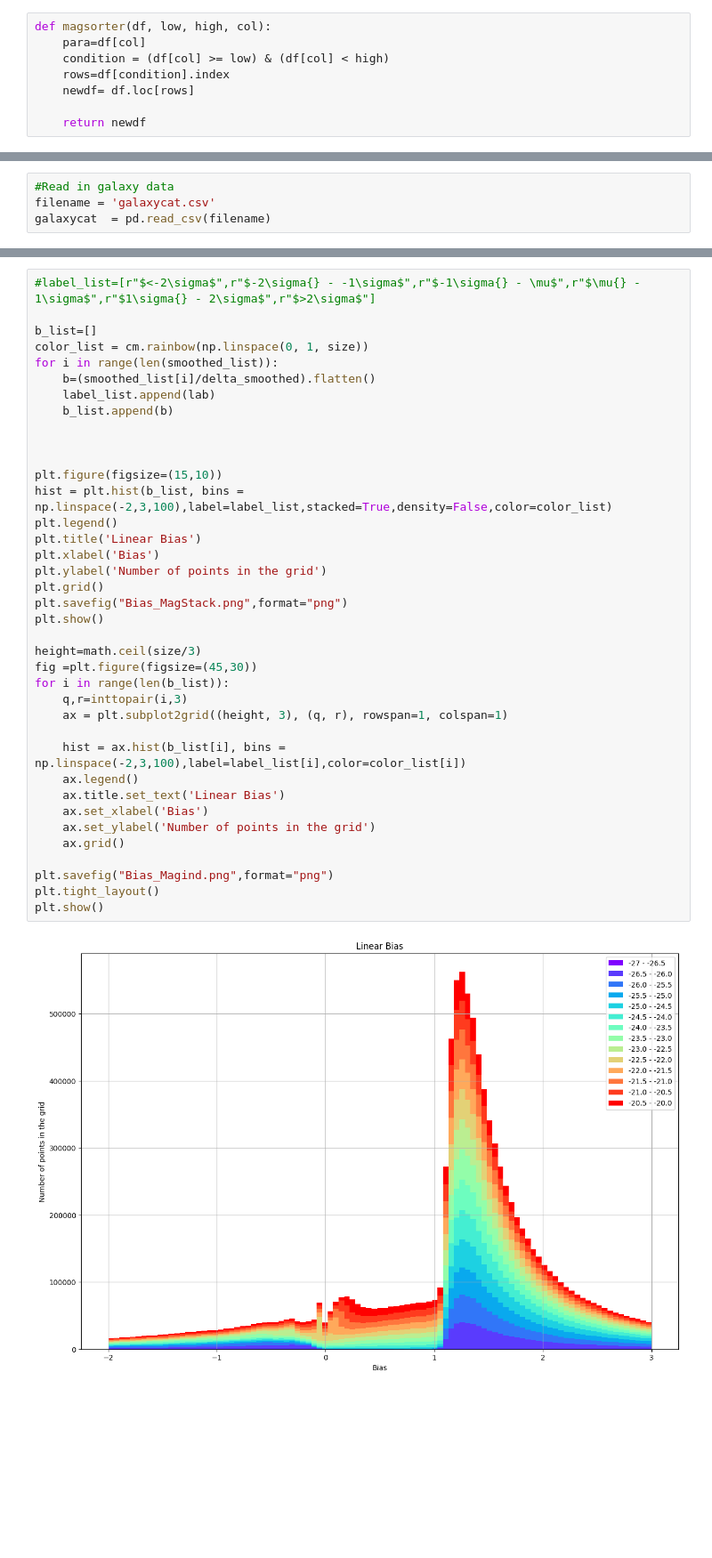
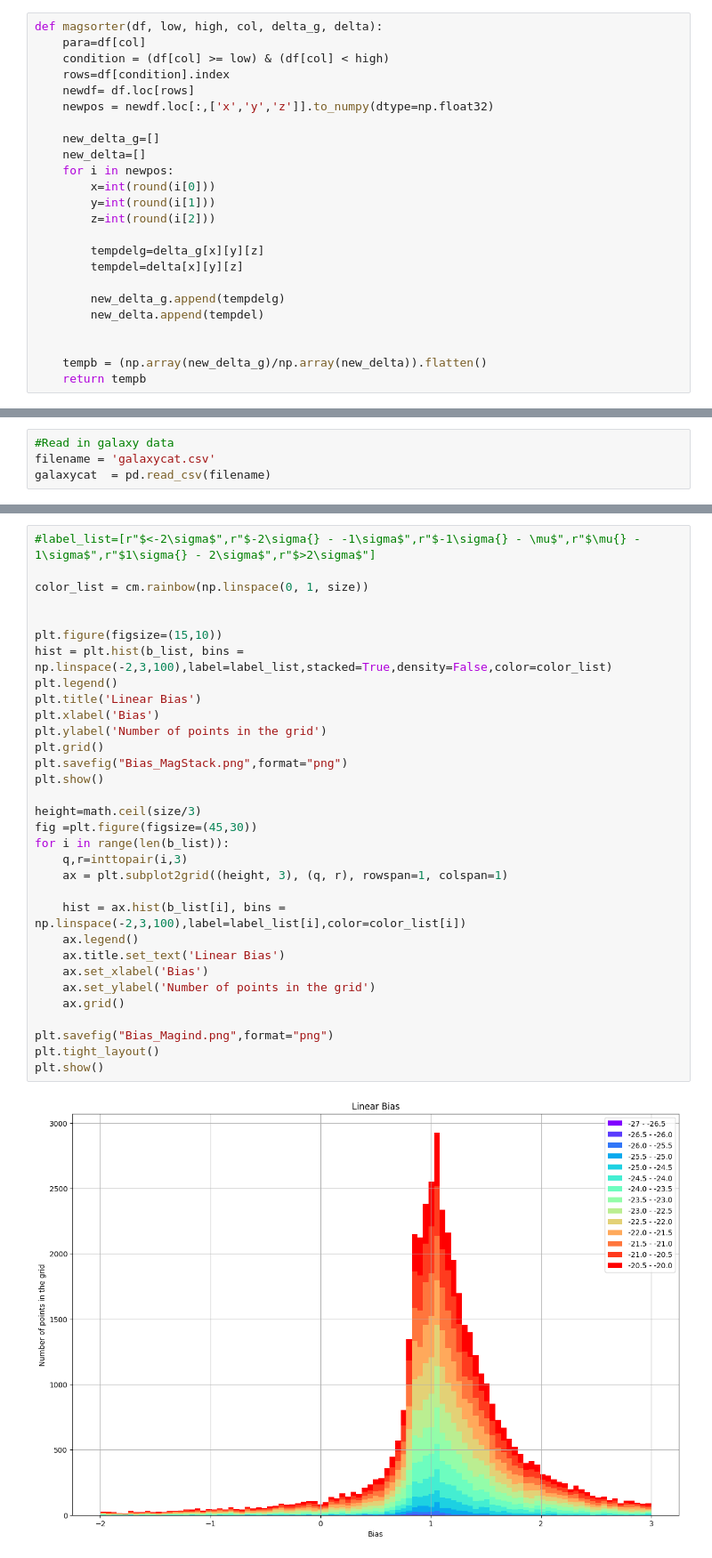
Before and after one commit to PADGE383/Peculiar_Velocities, a Jupyter notebook: Peculiar_Padgett.ipynb, the cells around one changed output, grey strips where cells are left out. Shown: that part at 89% size. Drawn from its saved outputs; the diff is of its cells as text; blank space fills up the shorter version.

```diff
--- a/Peculiar_Padgett.ipynb
+++ b/Peculiar_Padgett.ipynb
@@ -54,8 +16,24 @@ def sigsorter(df, start, cur, col):
 # %%
-def magsorter(df, low, high, col):
+def magsorter(df, low, high, col, delta_g, delta):
     para=df[col]
     condition = (df[col] >= low) & (df[col] < high)
     rows=df[condition].index
     newdf= df.loc[rows]
+    newpos = newdf.loc[:,['x','y','z']].to_numpy(dtype=np.float32)
 
-    return newdf
+    new_delta_g=[]
+    new_delta=[]
+    for i in newpos:
+        x=int(round(i[0]))
+        y=int(round(i[1]))
+        z=int(round(i[2]))
+
+        tempdelg=delta_g[x][y][z]
+        tempdel=delta[x][y][z]
+
+        new_delta_g.append(tempdelg)
+        new_delta.append(tempdel)
+
+
+    tempb = (np.array(new_delta_g)/np.array(new_delta)).flatten()
+    return tempb
@@ -139,40 +207,34 @@ for i in lum_list:
 # %%
 #label_list=[r"$<-2\sigma$",r"$-2\sigma{} - -1\sigma$",r"$-1\sigma{} - \mu$",r"$\mu{} - 1\sigma$",r"$1\sigma{} - 2\sigma$",r"$>2\sigma$"]
 
-b_list=[]
 color_list = cm.rainbow(np.linspace(0, 1, size))
-for i in range(len(smoothed_list)):
-    b=(smoothed_list[i]/delta_smoothed).flatten()
-    label_list.append(lab)
-    b_list.append(b)
-
 
 
 plt.figure(figsize=(15,10))
 hist = plt.hist(b_list, bins = np.linspace(-2,3,100),label=label_list,stacked=True,density=False,color=color_list)
 plt.legend()
 plt.title('Linear Bias')
 plt.xlabel('Bias')
 plt.ylabel('Number of points in the grid')
 plt.grid()
 plt.savefig("Bias_MagStack.png",format="png")
 plt.show()
 
 height=math.ceil(size/3)
 fig =plt.figure(figsize=(45,30))
 for i in range(len(b_list)):
     q,r=inttopair(i,3)
     ax = plt.subplot2grid((height, 3), (q, r), rowspan=1, colspan=1)
 
     hist = ax.hist(b_list[i], bins = np.linspace(-2,3,100),label=label_list[i],color=color_list[i])
     ax.legend()
     ax.title.set_text('Linear Bias')
     ax.set_xlabel('Bias')
     ax.set_ylabel('Number of points in the grid')
     ax.grid()
 
 plt.savefig("Bias_Magind.png",format="png")
 plt.tight_layout()
 plt.show()
 # %% [output]
-[figure, old version]
+[figure, new version]
```
Also changed, not shown: parts of 8 cells of this notebook.
